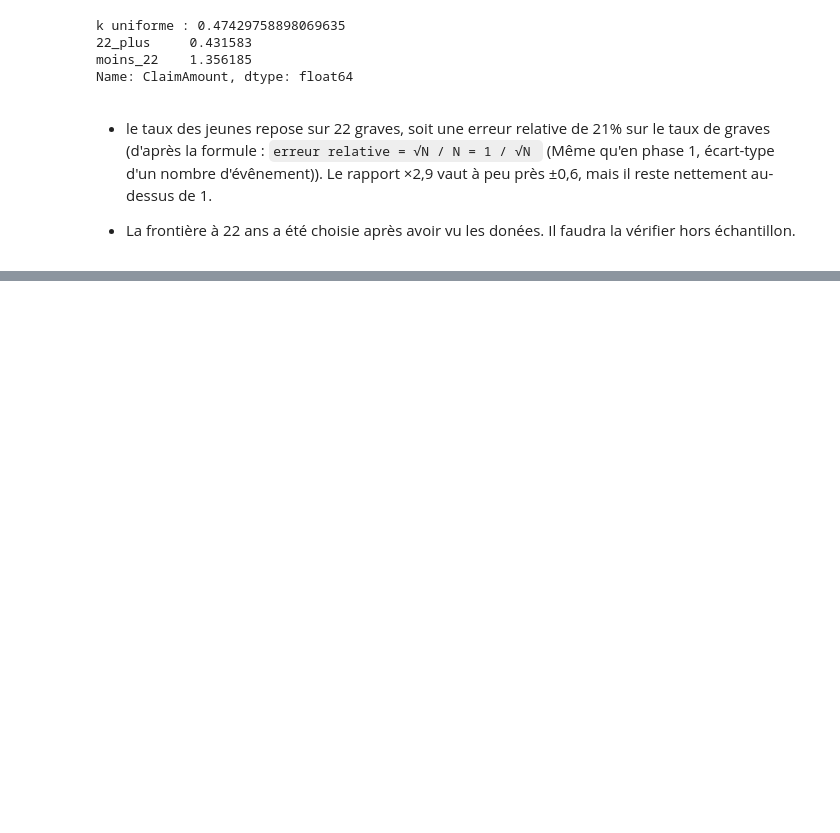
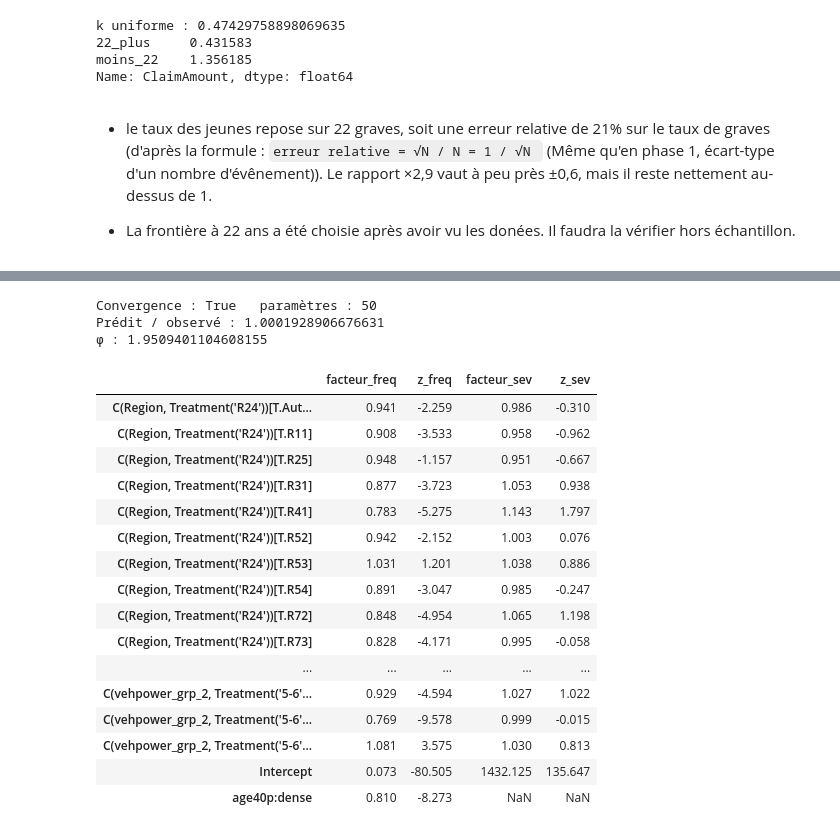
Before and after one commit to Charlesptrd/pricing-glm-vs-ml, a Jupyter notebook: notebooks/03_glm_severite.ipynb, the cells around one changed output, grey strips where cells are left out. Cells and saved outputs as stored; diff of their text form; code cells hidden in the pictures; blank space fills up the shorter version.

Commit message:
premier glm severite et premieres analyse des resultats

```diff
--- a/notebooks/03_glm_severite.ipynb
+++ b/notebooks/03_glm_severite.ipynb
@@ -261,3 +261,22 @@ Name: ClaimAmount, dtype: float64
 - le taux des jeunes repose sur 22 graves, soit une erreur relative de 21% sur le taux de graves (d'après la formule : `erreur relative = √N / N = 1 / √N ` (Même qu'en phase 1, écart-type d'un nombre d'évênement)). Le rapport ×2,9 vaut à peu près ±0,6, mais il reste nettement au-dessus de 1.
 
 - La frontière à 22 ans a été choisie après avoir vu les donées. Il faudra la vérifier hors échantillon.
+# %%
+FORMULE_SEVERITE_BASE = (
+    "montant_ecrete ~ C(age_grp2, Treatment('30-39'))"
+    " + C(bm_grp, Treatment('50'))"
+    " + C(dens_grp, Treatment('medium'))"
+    " + C(vehage_grp, Treatment('5-10'))"
+    " + C(VehGas, Treatment('Regular'))"
+    " + C(vehpower_grp_2, Treatment('5-6'))"
+    " + C(VehBrand, Treatment('B12'))"
+    " + C(Region, Treatment('R24'))"
+)
+
+glm_sev = smf.glm(
+    FORMULE_SEVERITE_BASE,
+    data=sev_train,
+    family=sm.families.Gamma(link=sm.families.links.Log()),
+).fit()
+
+print(glm_sev.summary())
@@ -263,0 +301,41 @@ Name: ClaimAmount, dtype: float64
+# %%
+cols = ["age_grp2", "bm_grp", "dens_grp", "vehage_grp", "VehGas", "vehpower_grp_2", "VehBrand", "Region"]
+attendu = sum(sev_train[c].nunique() -1 for c in cols)
+assert glm_sev.df_model == attendu, (glm_sev.df_model, attendu)
+print("Convergence :", glm_sev.converged, "  paramètres :", attendu + 1)
+print("Prédit / observé :", glm_sev.fittedvalues.sum() / sev_train["montant_ecrete"].sum())
+print("φ :", glm_sev.scale)
+# %% [output]
+Convergence : True   paramètres : 50
+Prédit / observé : 1.0001928906676631
+φ : 1.9509401104608155
+# %%
+grille_sev = pd.DataFrame({
+    "facteur_sev": np.exp(glm_sev.params),
+    "z_sev": glm_sev.tvalues,
+})
+grille_freq = pd.read_csv("../outputs/grille_frequence.csv", index_col=0)
+
+grilles = grille_freq[["facteur", "z"]].rename(
+    columns={"facteur": "facteur_freq", "z": "z_freq"}
+).join(grille_sev, how="outer")
+
+grilles.round(3)
+# %% [output]
+|  | facteur_freq | z_freq | facteur_sev | z_sev |
+| C(Region, Treatment('R24'))[T.Aut... | 0.941 | -2.259 | 0.986 | -0.310 |
+| C(Region, Treatment('R24'))[T.R11] | 0.908 | -3.533 | 0.958 | -0.962 |
+| C(Region, Treatment('R24'))[T.R25] | 0.948 | -1.157 | 0.951 | -0.667 |
+| C(Region, Treatment('R24'))[T.R31] | 0.877 | -3.723 | 1.053 | 0.938 |
+| C(Region, Treatment('R24'))[T.R41] | 0.783 | -5.275 | 1.143 | 1.797 |
+| C(Region, Treatment('R24'))[T.R52] | 0.942 | -2.152 | 1.003 | 0.076 |
+| C(Region, Treatment('R24'))[T.R53] | 1.031 | 1.201 | 1.038 | 0.886 |
+| C(Region, Treatment('R24'))[T.R54] | 0.891 | -3.047 | 0.985 | -0.247 |
+| C(Region, Treatment('R24'))[T.R72] | 0.848 | -4.954 | 1.065 | 1.198 |
+| C(Region, Treatment('R24'))[T.R73] | 0.828 | -4.171 | 0.995 | -0.058 |
+| ... | ... | ... | ... | ... |
+| C(vehpower_grp_2, Treatment('5-6'... | 0.929 | -4.594 | 1.027 | 1.022 |
+| C(vehpower_grp_2, Treatment('5-6'... | 0.769 | -9.578 | 0.999 | -0.015 |
+| C(vehpower_grp_2, Treatment('5-6'... | 1.081 | 3.575 | 1.030 | 0.813 |
+| Intercept | 0.073 | -80.505 | 1432.125 | 135.647 |
+| age40p:dense | 0.810 | -8.273 | NaN | NaN |
```
Also changed, not shown: parts of 9 cells of this notebook, 1 other file.
